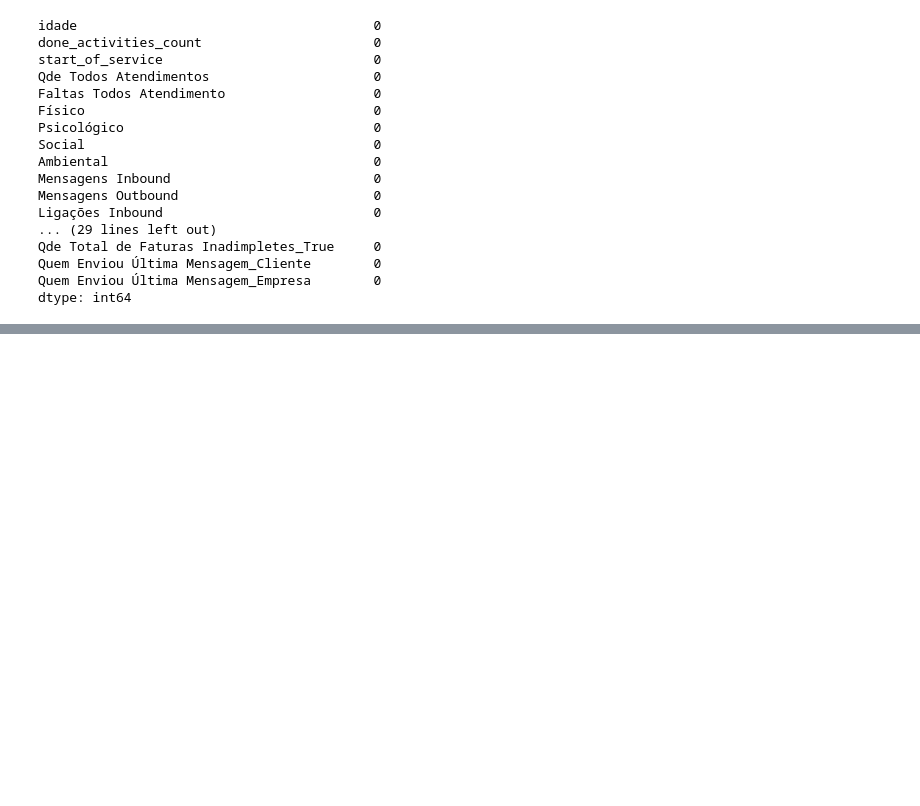
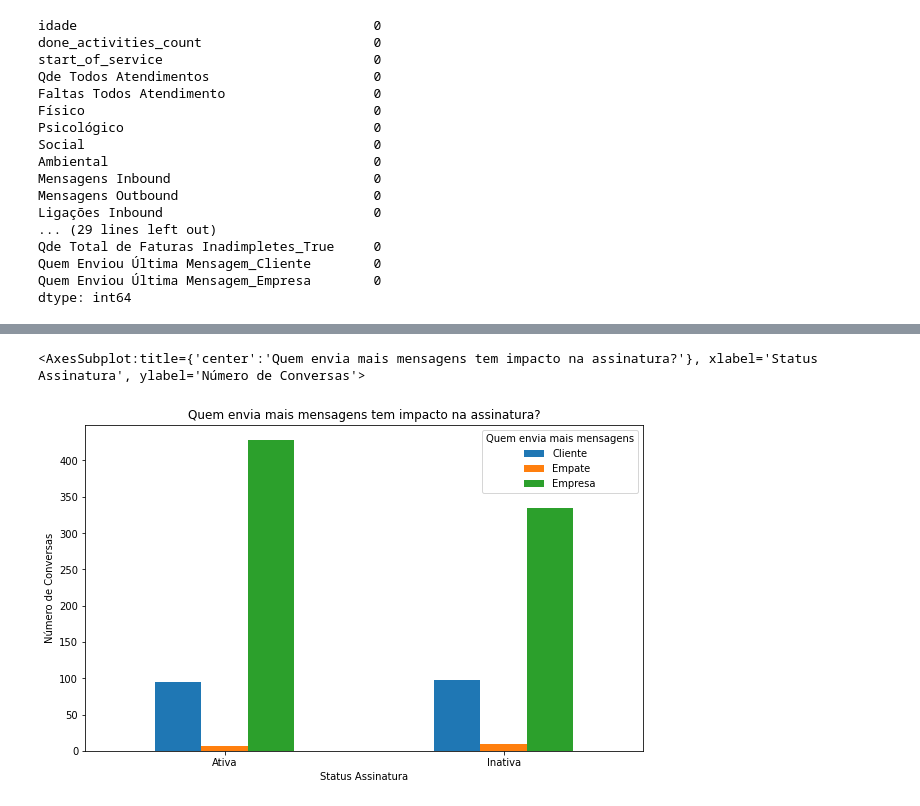
Before and after one commit to leoscarlato/deploy-sprint, a Jupyter notebook: notebooks/tratamento_dos_dados.ipynb, the cells around one changed output, grey strips where cells are left out. Cells and saved outputs as stored; diff of their text form; code cells hidden in the pictures; blank space fills up the shorter version.

Commit message:
análises de ligações e mensagens (gráficos)

```diff
--- a/notebooks/tratamento_dos_dados.ipynb
+++ b/notebooks/tratamento_dos_dados.ipynb
@@ -706 +696,14 @@ dtypes: bool(24), float64(15), int64(4)
 memory usage: 122.4 KB
+# %%
+def retornaMensagensMais(x,y):
+    if x>y:
+        return 'Cliente'
+    elif y>x:
+        return 'Empresa'
+    return 'Empate'
+
+
+
+df_aux['Quem envia mais mensagens'] = df.apply(lambda row: retornaMensagensMais(row['Mensagens Inbound'], row['Mensagens Outbound']), axis=1)
+
+df_aux['Quem envia mais mensagens']
@@ -706,0 +728,5 @@ memory usage: 122.4 KB
+# %%
+df_aux.groupby('Status Assinatura')['Quem envia mais mensagens'].value_counts().unstack().plot(kind='bar', rot=0, ylabel='Número de Conversas', title='Quem envia mais mensagens tem impacto na assinatura?', figsize=(10,6))
+# %% [output]
+<AxesSubplot:title={'center':'Quem envia mais mensagens tem impacto na assinatura?'}, xlabel='Status Assinatura', ylabel='Número de Conversas'>
+[figure, added]
```
Also changed, not shown: parts of 44 cells of this notebook.
